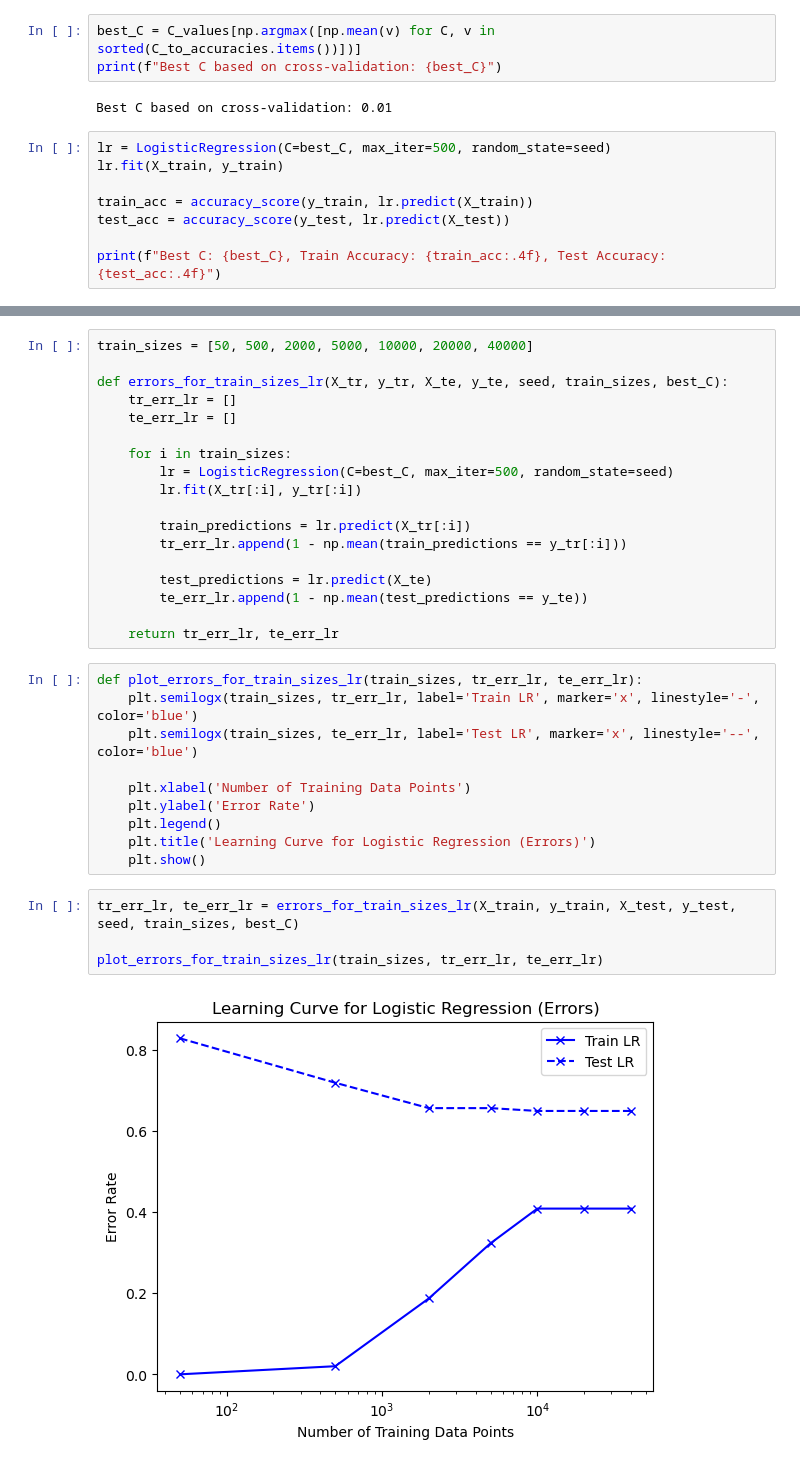
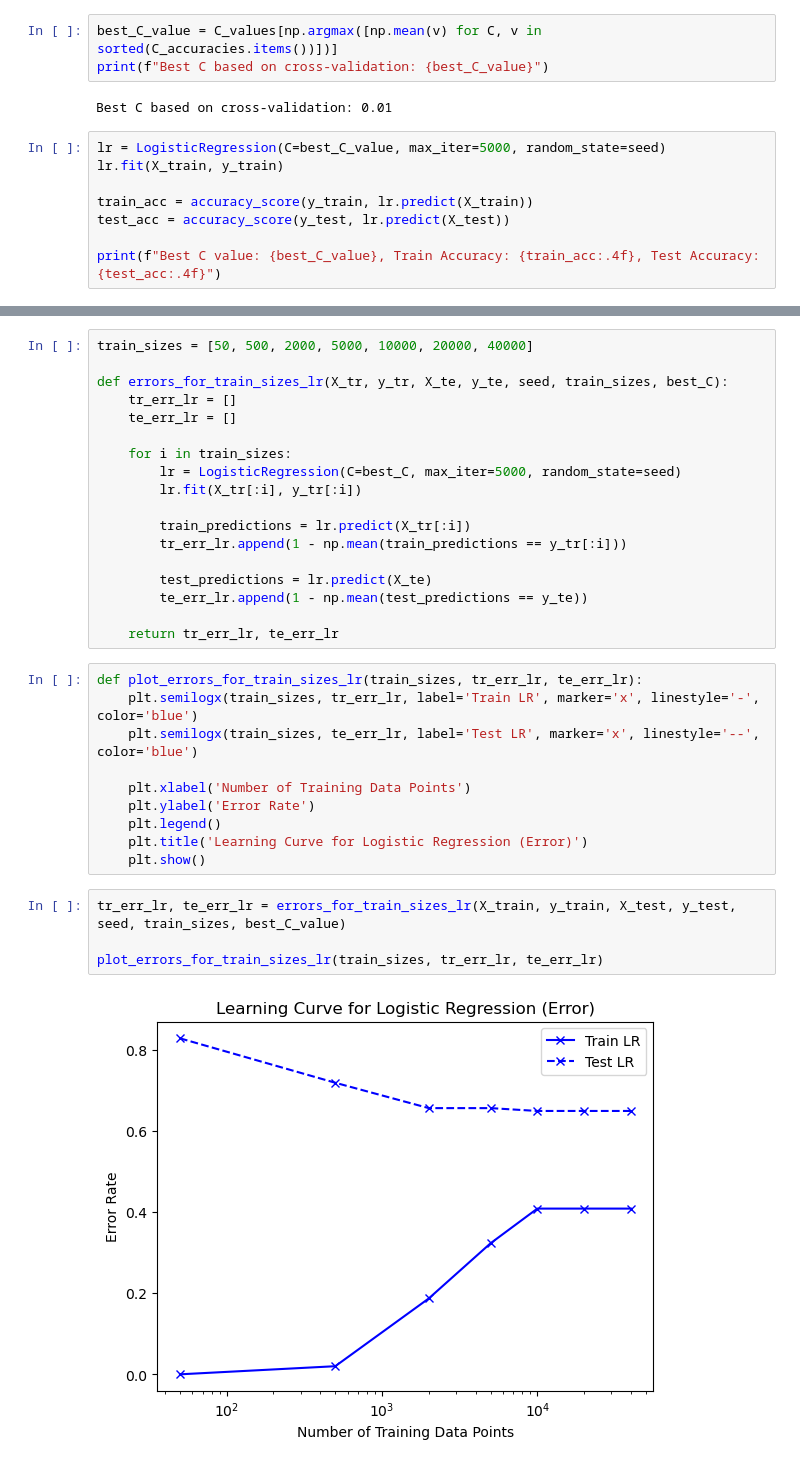
Before and after one commit to jordany33/CIFAR-10-Image-Classification, a Jupyter notebook: CIFAR-10_logistic_Classifier_Implementation.ipynb, the cells around one changed output, grey strips where cells are left out. Drawn from its saved outputs; the diff is of its cells as text.

```diff
--- a/CIFAR-10_logistic_Classifier_Implementation.ipynb
+++ b/CIFAR-10_logistic_Classifier_Implementation.ipynb
@@ -102,14 +117,14 @@ C = 100, accuracy = 0.2520
 # %%
-best_C = C_values[np.argmax([np.mean(v) for C, v in sorted(C_to_accuracies.items())])]
-print(f"Best C based on cross-validation: {best_C}")
+best_C_value = C_values[np.argmax([np.mean(v) for C, v in sorted(C_accuracies.items())])]
+print(f"Best C based on cross-validation: {best_C_value}")
 # %% [output]
 Best C based on cross-validation: 0.01
 # %%
-lr = LogisticRegression(C=best_C, max_iter=500, random_state=seed)
+lr = LogisticRegression(C=best_C_value, max_iter=5000, random_state=seed)
 lr.fit(X_train, y_train)
 
 train_acc = accuracy_score(y_train, lr.predict(X_train))
 test_acc = accuracy_score(y_test, lr.predict(X_test))
 
-print(f"Best C: {best_C}, Train Accuracy: {train_acc:.4f}, Test Accuracy: {test_acc:.4f}")
+print(f"Best C value: {best_C_value}, Train Accuracy: {train_acc:.4f}, Test Accuracy: {test_acc:.4f}")
 # %% [output]
@@ -122,7 +137,7 @@ def errors_for_train_sizes_lr(X_tr, y_tr, X_te, y_te, seed, train_sizes, best_C)
     te_err_lr = []
 
     for i in train_sizes:
-        lr = LogisticRegression(C=best_C, max_iter=500, random_state=seed)
+        lr = LogisticRegression(C=best_C, max_iter=5000, random_state=seed)
         lr.fit(X_tr[:i], y_tr[:i])
 
         train_predictions = lr.predict(X_tr[:i])
@@ -140,12 +155,12 @@ def plot_errors_for_train_sizes_lr(train_sizes, tr_err_lr, te_err_lr):
     plt.xlabel('Number of Training Data Points')
     plt.ylabel('Error Rate')
     plt.legend()
-    plt.title('Learning Curve for Logistic Regression (Errors)')
+    plt.title('Learning Curve for Logistic Regression (Error)')
     plt.show()
 # %%
-tr_err_lr, te_err_lr = errors_for_train_sizes_lr(X_train, y_train, X_test, y_test, seed, train_sizes, best_C)
+tr_err_lr, te_err_lr = errors_for_train_sizes_lr(X_train, y_train, X_test, y_test, seed, train_sizes, best_C_value)
 
 plot_errors_for_train_sizes_lr(train_sizes, tr_err_lr, te_err_lr)
 # %% [output]
-[figure, old version]
+[figure, new version]
 # %%
```
Also changed, not shown: parts of 7 cells of this notebook.
